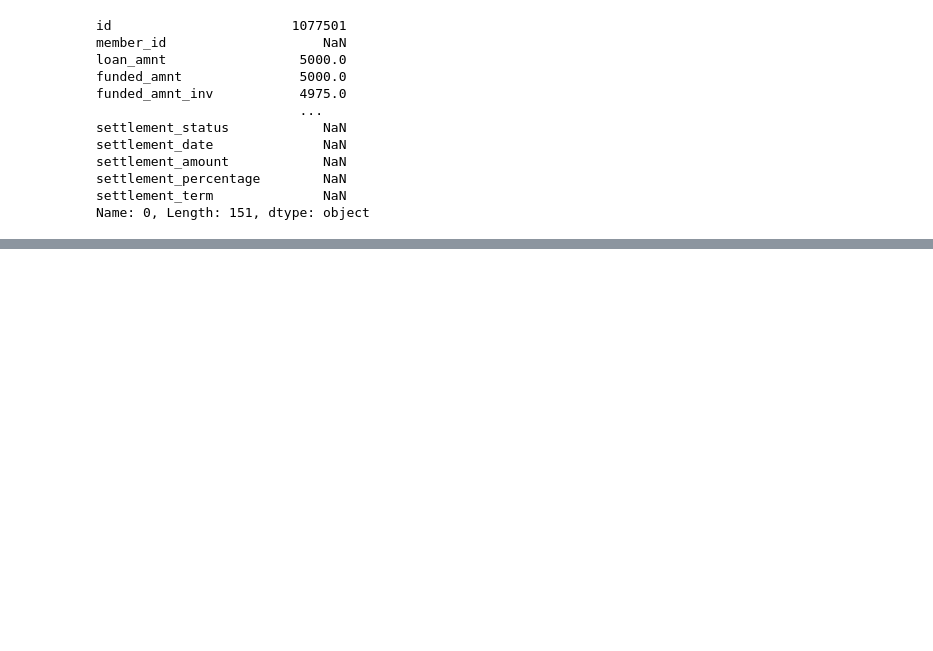
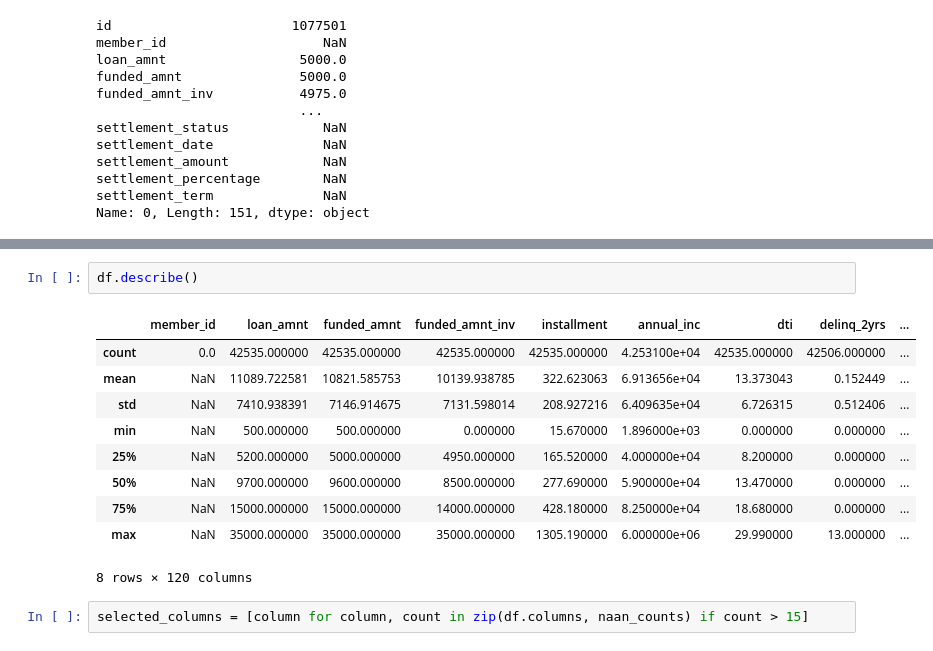
Before and after one commit to Hubert26/machine-learning, a Jupyter notebook: project_Hubert_Szewczyk.ipynb, the cells around one changed output, grey strips where cells are left out. Cells and saved outputs as stored; diff of their text form; blank space fills up the shorter version.

```diff
--- a/project_Hubert_Szewczyk.ipynb
+++ b/project_Hubert_Szewczyk.ipynb
@@ -64,0 +105,15 @@ Name: 0, Length: 151, dtype: object
+# %%
+df.describe()
+# %% [output]
+|  | member_id | loan_amnt | funded_amnt | funded_amnt_inv | installment | annual_inc | dti | delinq_2yrs | ... |
+| count | 0.0 | 42535.000000 | 42535.000000 | 42535.000000 | 42535.000000 | 4.253100e+04 | 42535.000000 | 42506.000000 | ... |
+| mean | NaN | 11089.722581 | 10821.585753 | 10139.938785 | 322.623063 | 6.913656e+04 | 13.373043 | 0.152449 | ... |
+| std | NaN | 7410.938391 | 7146.914675 | 7131.598014 | 208.927216 | 6.409635e+04 | 6.726315 | 0.512406 | ... |
+| min | NaN | 500.000000 | 500.000000 | 0.000000 | 15.670000 | 1.896000e+03 | 0.000000 | 0.000000 | ... |
+| 25% | NaN | 5200.000000 | 5000.000000 | 4950.000000 | 165.520000 | 4.000000e+04 | 8.200000 | 0.000000 | ... |
+| 50% | NaN | 9700.000000 | 9600.000000 | 8500.000000 | 277.690000 | 5.900000e+04 | 13.470000 | 0.000000 | ... |
+| 75% | NaN | 15000.000000 | 15000.000000 | 14000.000000 | 428.180000 | 8.250000e+04 | 18.680000 | 0.000000 | ... |
+| max | NaN | 35000.000000 | 35000.000000 | 35000.000000 | 1305.190000 | 6.000000e+06 | 29.990000 | 13.000000 | ... |
+8 rows × 120 columns
+# %%
+selected_columns = [column for column, count in zip(df.columns, naan_counts) if count > 15]
```
Also changed, not shown: parts of 9 cells of this notebook.
